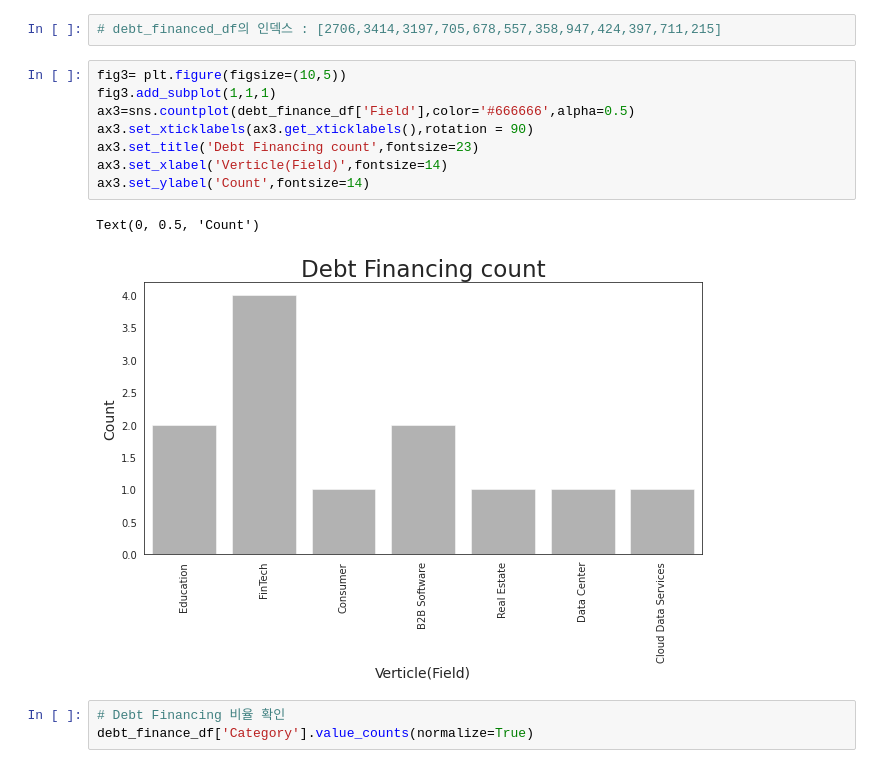
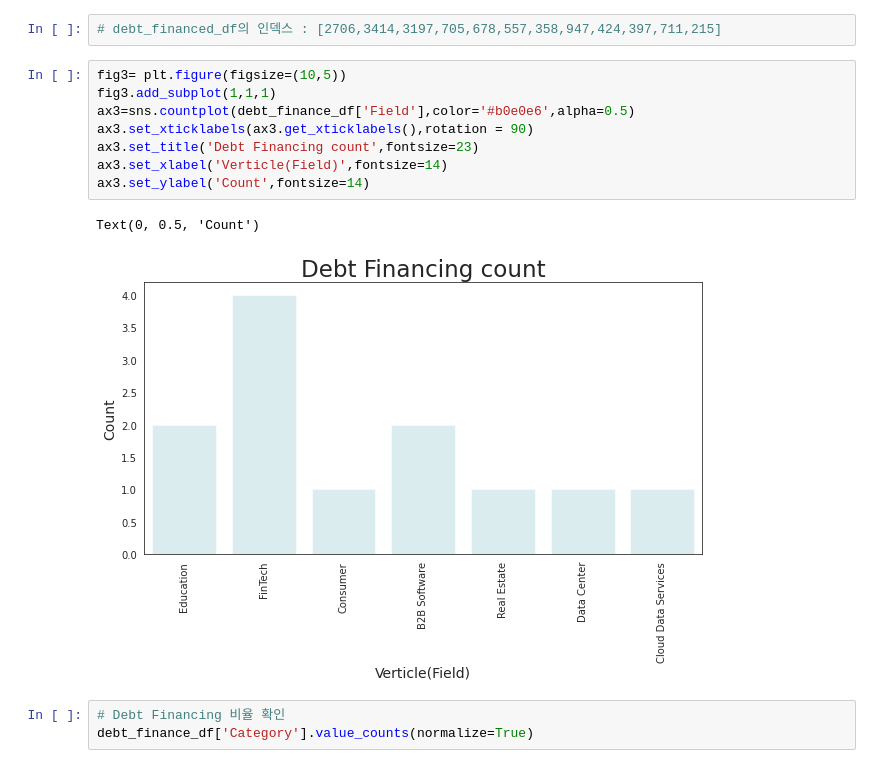
Before and after one commit to MinsooKwak/Project, a Jupyter notebook: Project2_Day2_V3.ipynb, the cells around one changed output. Drawn from its saved outputs; the diff is of its cells as text.

```diff
--- a/Project2_Day2_V3.ipynb
+++ b/Project2_Day2_V3.ipynb
@@ -1304,14 +1350,14 @@ debt_finance_df
 # %%
 fig3= plt.figure(figsize=(10,5))
 fig3.add_subplot(1,1,1)
-ax3=sns.countplot(debt_finance_df['Field'],color='#666666',alpha=0.5)
+ax3=sns.countplot(debt_finance_df['Field'],color='#b0e0e6',alpha=0.5)
 ax3.set_xticklabels(ax3.get_xticklabels(),rotation = 90)
 ax3.set_title('Debt Financing count',fontsize=23)
 ax3.set_xlabel('Verticle(Field)',fontsize=14)
 ax3.set_ylabel('Count',fontsize=14)
 # %% [output]
 Text(0, 0.5, 'Count')
-[figure, old version]
+[figure, new version]
 # %%
 # Debt Financing 비율 확인
 debt_finance_df['Category'].value_counts(normalize=True)
```
Also changed, not shown: parts of 150 cells of this notebook.
